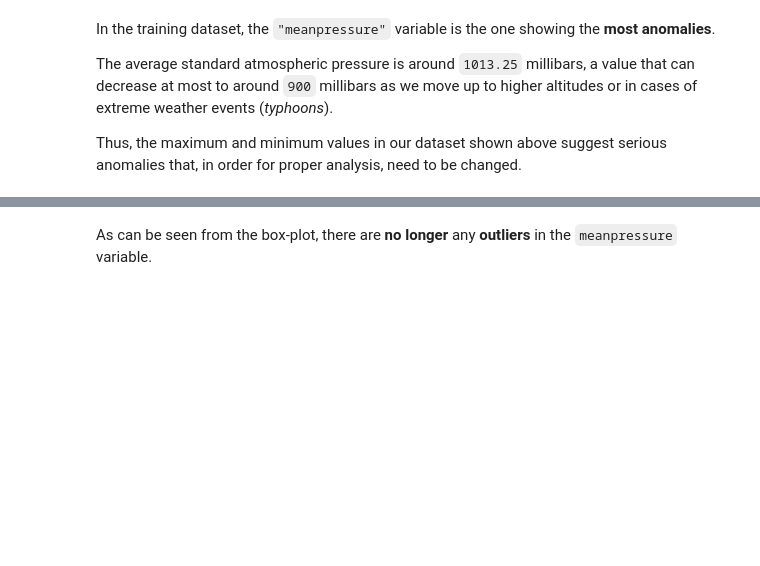
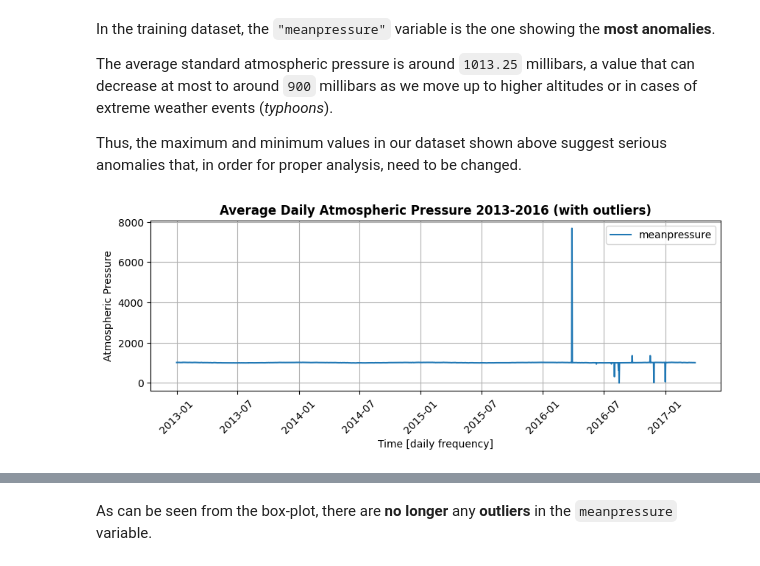
Before and after one commit to marcocolognesi/Weather_Forecast, a Jupyter notebook: project.ipynb, the cells around one changed output, grey strips where cells are left out. Saved outputs shown, nothing was run; the diff lists cells and outputs as text; code cells hidden in the pictures; blank space fills up the shorter version.

```diff
--- a/project.ipynb
+++ b/project.ipynb
@@ -447,11 +447,13 @@ Thus, the maximum and minimum values in our dataset shown above suggest serious
 # %%
 # first "meanpressure" plot
 plt.figure(figsize=(10,3))
 plt.grid()
-plt.plot(train_data['meanpressure'], label='meanpressure')
+plt.plot(merged_df['meanpressure'], label='meanpressure')
 plt.title('Average Daily Atmospheric Pressure 2013-2016 (with outliers)', weight='bold')
 plt.xlabel('Time [daily frequency]')
 plt.tick_params(axis='x', rotation=45)
-plt.ylabel('Values [mb]')
+plt.ylabel('Atmospheric Pressure')
 plt.legend()
 plt.show()
+# %% [output]
+[figure, added]
```
Also changed, not shown: parts of 23 cells of this notebook.
